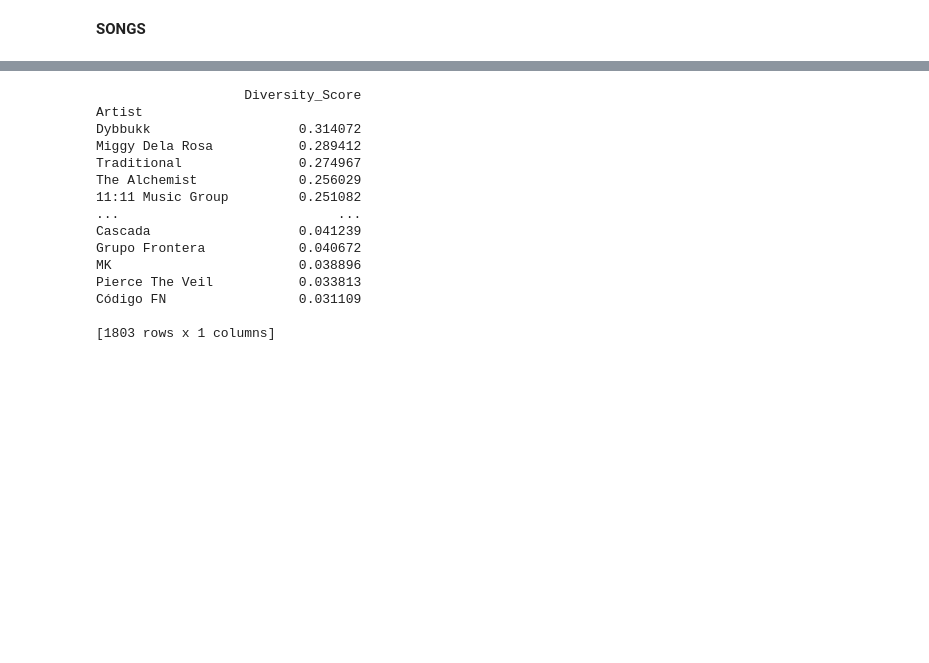
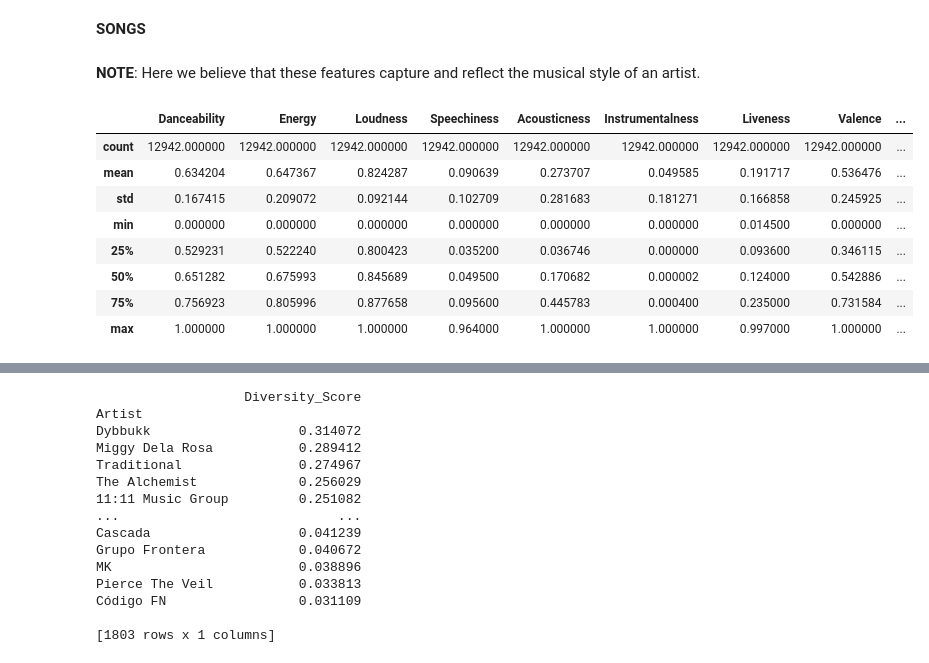
Before and after one commit to pvihung/Song_Analysis, a Jupyter notebook: EDA/SpotifyAnalysisUpdate.ipynb, the cells around one changed output, grey strips where cells are left out. Saved outputs shown, nothing was run; the diff lists cells and outputs as text; code cells hidden in the pictures; blank space fills up the shorter version.

```diff
--- a/EDA/SpotifyAnalysisUpdate.ipynb
+++ b/EDA/SpotifyAnalysisUpdate.ipynb
@@ -280,6 +283,20 @@ cols = ['Danceability', 'Energy', 'Loudness', 'Valence', 'Tempo', 'Acousticness'
 scaler = MinMaxScaler()
 songs_scaled = songs.copy()
 songs_scaled[cols] = scaler.fit_transform(songs[cols])
+# %% [markdown]
+**NOTE**: Here we believe that these features capture and reflect the musical style of an artist.
+# %%
+songs_scaled.describe()
+# %% [output]
+|  | Danceability | Energy | Loudness | Speechiness | Acousticness | Instrumentalness | Liveness | Valence | ... |
+| count | 12942.000000 | 12942.000000 | 12942.000000 | 12942.000000 | 12942.000000 | 12942.000000 | 12942.000000 | 12942.000000 | ... |
+| mean | 0.634204 | 0.647367 | 0.824287 | 0.090639 | 0.273707 | 0.049585 | 0.191717 | 0.536476 | ... |
+| std | 0.167415 | 0.209072 | 0.092144 | 0.102709 | 0.281683 | 0.181271 | 0.166858 | 0.245925 | ... |
+| min | 0.000000 | 0.000000 | 0.000000 | 0.000000 | 0.000000 | 0.000000 | 0.014500 | 0.000000 | ... |
+| 25% | 0.529231 | 0.522240 | 0.800423 | 0.035200 | 0.036746 | 0.000000 | 0.093600 | 0.346115 | ... |
+| 50% | 0.651282 | 0.675993 | 0.845689 | 0.049500 | 0.170682 | 0.000002 | 0.124000 | 0.542886 | ... |
+| 75% | 0.756923 | 0.805996 | 0.877658 | 0.095600 | 0.445783 | 0.000400 | 0.235000 | 0.731584 | ... |
+| max | 1.000000 | 1.000000 | 1.000000 | 0.964000 | 1.000000 | 1.000000 | 0.997000 | 1.000000 | ... |
 # %%
 mean_artist = songs_scaled.groupby('Artist')[cols].transform('mean')
 for col in cols:
```
Also changed, not shown: parts of 11 cells of this notebook.
